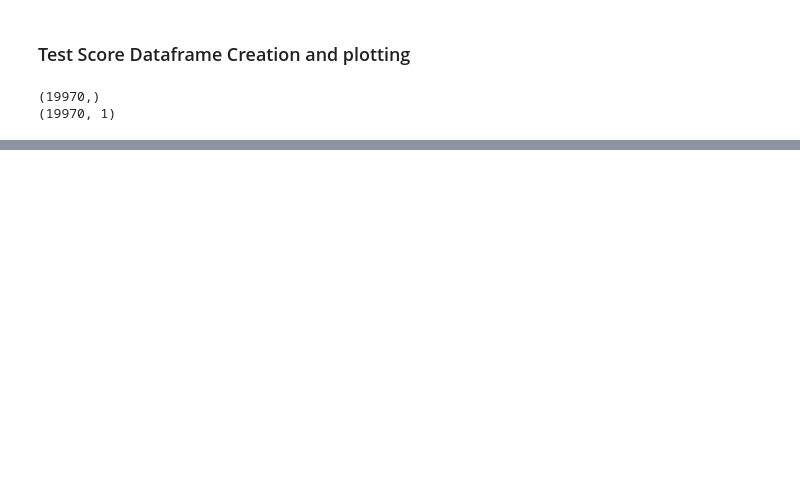
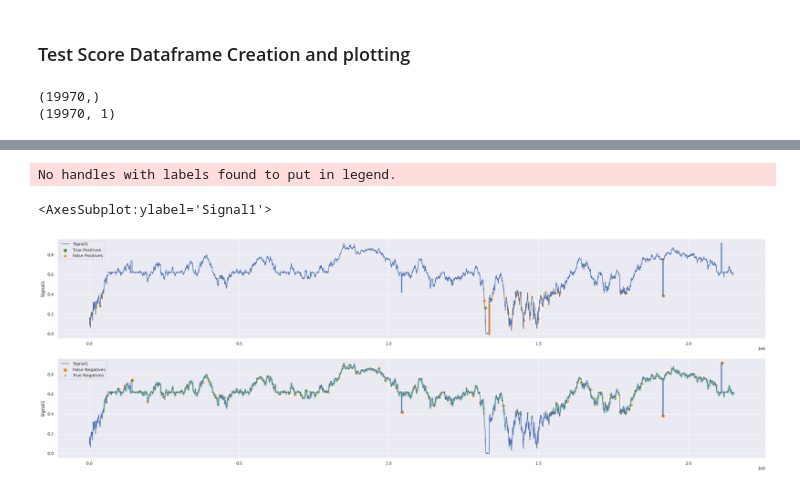
Before and after one commit to abdul2k10023/ML_CAN_IDS, a Jupyter notebook: new.ipynb, the cells around one changed output, grey strips where cells are left out. Cells and saved outputs as stored; diff of their text form; code cells hidden in the pictures; blank space fills up the shorter version.

```diff
--- a/new.ipynb
+++ b/new.ipynb
@@ -266,0 +288,56 @@ plt.legend();
+# %%
+# plt.figure(figsize=(30,10))
+fig,axs = plt.subplots(2,1,squeeze=False, figsize=(30,10))
+axs[0,0].plot(
+test_score_df.index,
+test_score_df.Signal1,
+label='Signal1'
+)
+
+sns.scatterplot(
+  TPs.index,
+  TPs.Signal1,
+  color=sns.color_palette("tab10")[2],
+  s=100,
+  markers='o',
+  label='True Positives',
+  ax = axs[0,0]
+)
+
+sns.scatterplot(
+  FPs.index,
+  FPs.Signal1,
+  color=sns.color_palette("tab10")[1],
+  s=52,
+  label='False Positives',
+  ax = axs[0,0]
+)
+plt.legend()
+axs[1,0].plot(
+test_score_df.index,
+test_score_df.Signal1,
+  label='Signal1'
+)
+
+sns.scatterplot(
+  FNs.index,
+  FNs.Signal1,
+  color=sns.color_palette("tab10")[1],
+  s=100,
+  markers='o',
+  label='False Negatives',
+  ax = axs[1,0]
+)
+sns.scatterplot(
+  TNs.index,
+  TNs.Signal1,
+  color=sns.color_palette("tab10")[2],
+  s=20,
+  markers='o',
+  label='True Negatives',
+  ax = axs[1,0]
+)
+# %% [output]
+No handles with labels found to put in legend.
+<AxesSubplot:ylabel='Signal1'>
+[figure, added]
```
Also changed, not shown: parts of 10 cells of this notebook, 1 other file.
